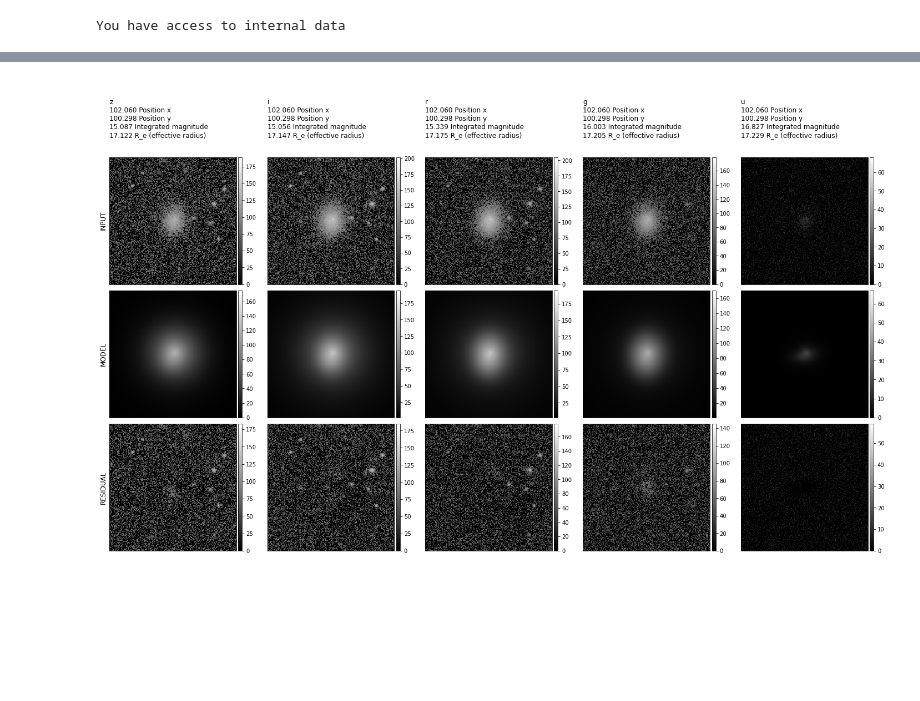
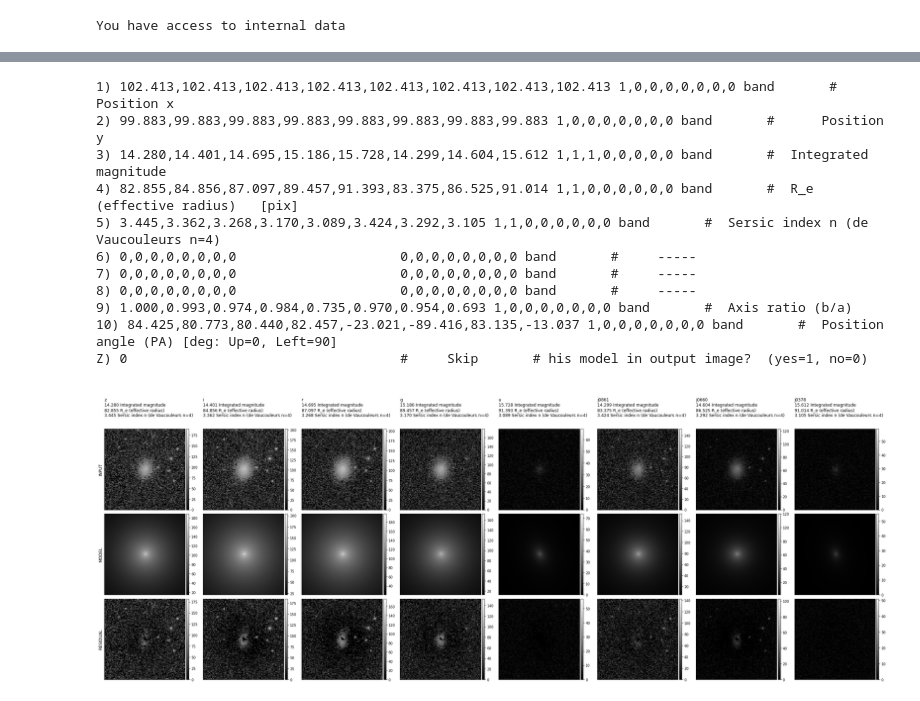
Before and after one commit to Schwarzam/pygalfitm, a Jupyter notebook: dev/feedme_manipulator.ipynb, the cells around one changed output, grey strips where cells are left out. Saved outputs shown, nothing was run; the diff lists cells and outputs as text; code cells hidden in the pictures; blank space fills up the shorter version.

```diff
--- a/dev/feedme_manipulator.ipynb
+++ b/dev/feedme_manipulator.ipynb
@@ -36,5 +78,19 @@ from pygalfitm.read import read_output_to_class
+# %%
+pygalfitClass.print_component("sersic")
+# %% [output]
+1) 102.413,102.413,102.413,102.413,102.413,102.413,102.413,102.413 1,0,0,0,0,0,0,0 band       #      Position x
+2) 99.883,99.883,99.883,99.883,99.883,99.883,99.883,99.883 1,0,0,0,0,0,0,0 band       #      Position y
+3) 14.280,14.401,14.695,15.186,15.728,14.299,14.604,15.612 1,1,1,0,0,0,0,0 band       #  Integrated magnitude
+4) 82.855,84.856,87.097,89.457,91.393,83.375,86.525,91.014 1,1,0,0,0,0,0,0 band       #  R_e (effective radius)   [pix]
+5) 3.445,3.362,3.268,3.170,3.089,3.424,3.292,3.105 1,1,0,0,0,0,0,0 band       #  Sersic index n (de Vaucouleurs n=4)
+6) 0,0,0,0,0,0,0,0                     0,0,0,0,0,0,0,0 band       #     -----
+7) 0,0,0,0,0,0,0,0                     0,0,0,0,0,0,0,0 band       #     -----
+8) 0,0,0,0,0,0,0,0                     0,0,0,0,0,0,0,0 band       #     -----
+9) 1.000,0.993,0.974,0.984,0.735,0.970,0.954,0.693 1,0,0,0,0,0,0,0 band       #  Axis ratio (b/a)
+10) 84.425,80.773,80.440,82.457,-23.021,-89.416,83.135,-13.037 1,0,0,0,0,0,0,0 band       #  Position angle (PA) [deg: Up=0, Left=90]
+Z) 0                                   #     Skip       # his model in output image?  (yes=1, no=0)
 # %%
 pygalfitClass = read_output_to_class("outputs/testss.galfit.01.band")
-pygalfitClass.gen_plot(return_plot = False, plot_parameters=[1, 2, 3, 4], colorbar=True)
+pygalfitClass.gen_plot( "sersic", return_plot = False, plot_parameters=[3, 4, 5], colorbar=True)
 # %% [output]
-[figure, old version]
+[figure, new version]
```
Also changed, not shown: parts of 13 cells of this notebook.
